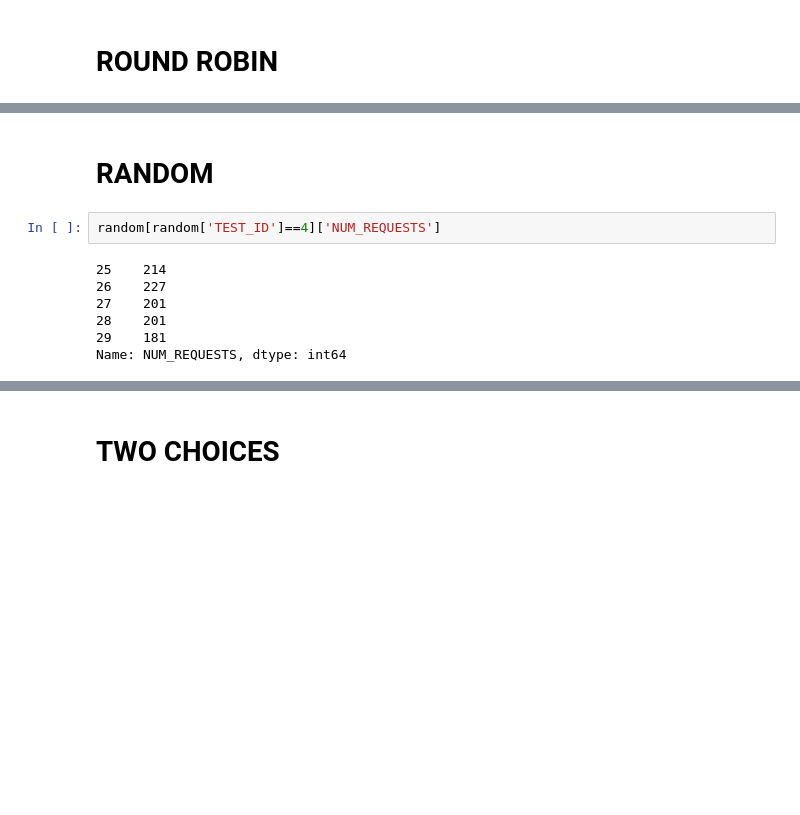
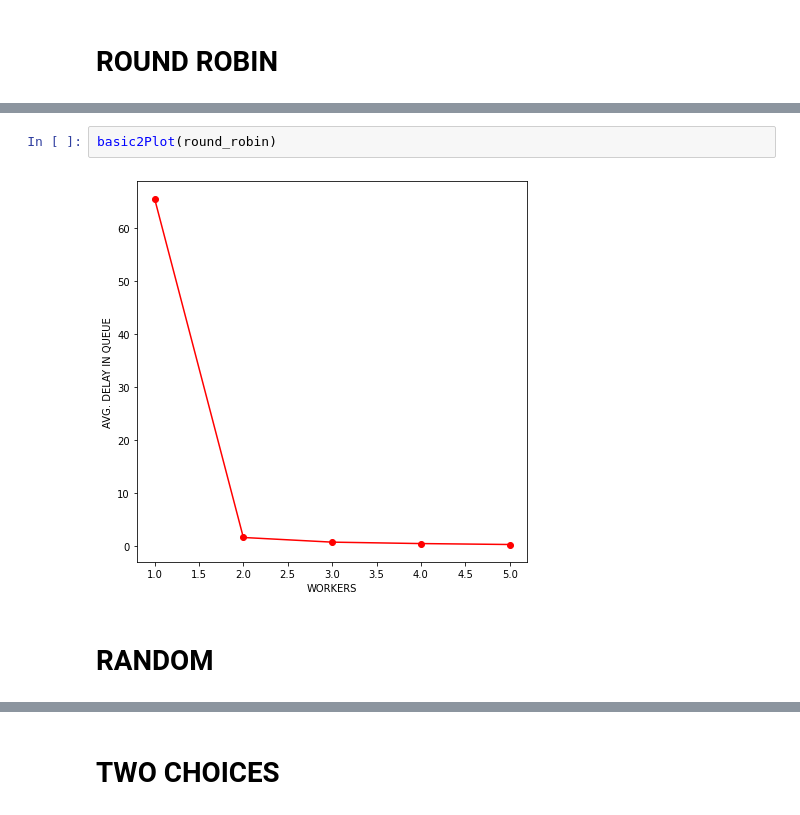
Before and after one commit to nachocodexx/cinvestav-ds-loadbalancer-analysis, a Jupyter notebook: analysis/Untitled.ipynb, the cells around one changed output, grey strips where cells are left out. Cells and saved outputs as stored; diff of their text form; blank space fills up the shorter version.

```diff
--- a/analysis/Untitled.ipynb
+++ b/analysis/Untitled.ipynb
@@ -60,14 +58,9 @@ basicPlot(round_robin)
+# %%
+basic2Plot(round_robin)
+# %% [output]
+[figure, added]
 # %% [markdown]
 # RANDOM
-# %%
-random[random['TEST_ID']==4]['NUM_REQUESTS']
-# %% [output]
-25    214
-26    227
-27    201
-28    201
-29    181
-Name: NUM_REQUESTS, dtype: int64
 # %%
 basicPlot(random)
 # %% [output]
```
Also changed, not shown: parts of 16 cells of this notebook, 7 other files.
